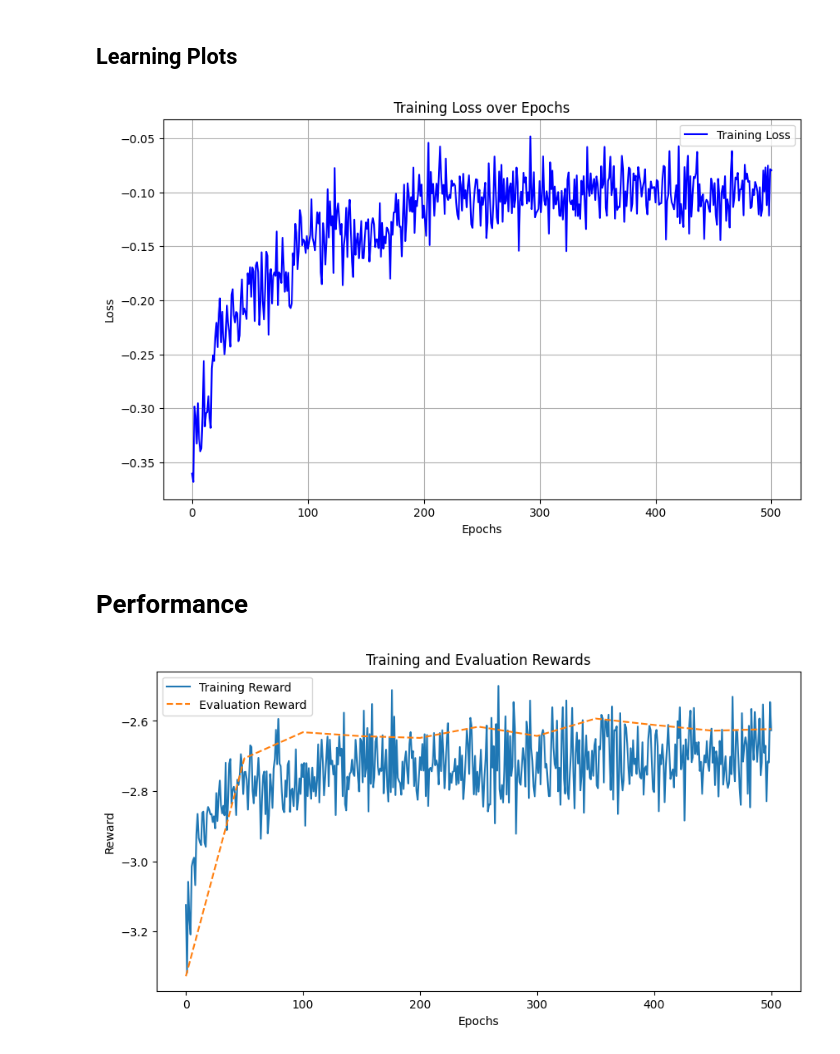
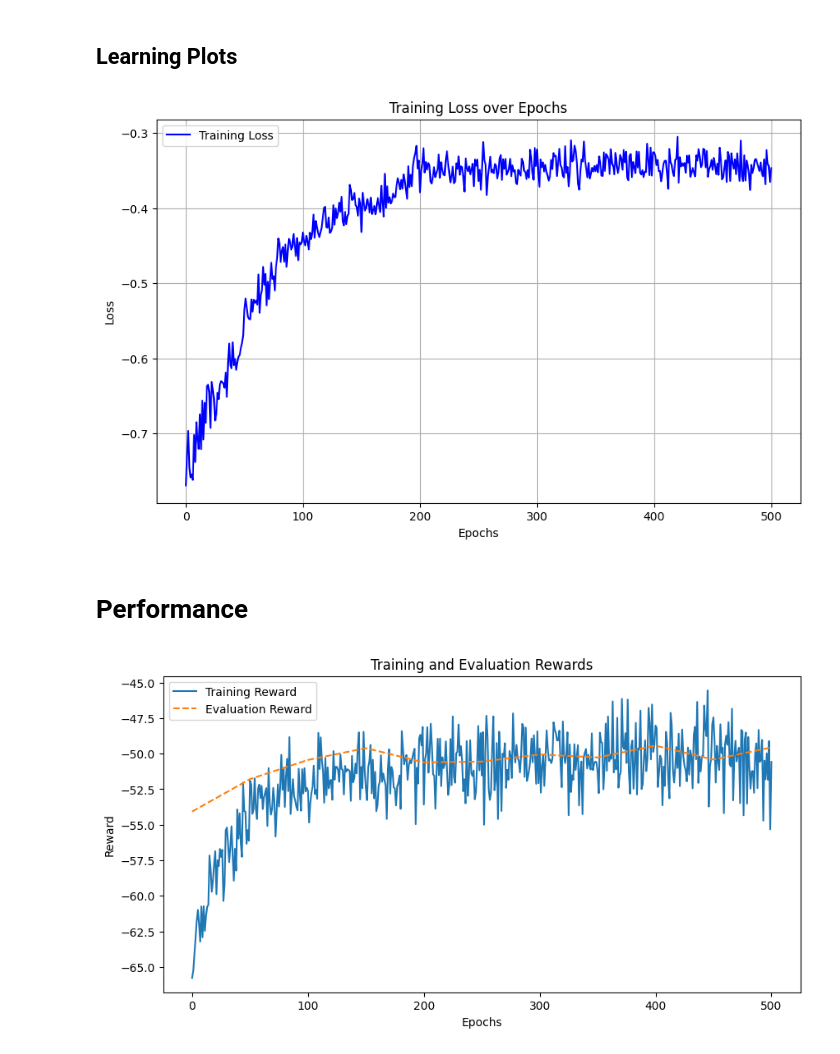
Before and after one commit to FinlayDuff/VRP-GYM-extension, a Jupyter notebook: reproduction.ipynb, the cells around one changed output. Saved outputs shown, nothing was run; the diff lists cells and outputs as text; code cells hidden in the pictures.

```diff
--- a/reproduction.ipynb
+++ b/reproduction.ipynb
@@ -203,25 +222,27 @@ plt.show()
 # %% [markdown]
 ## Learning Plots
 # %%
+node = 30
+
 # Load the CSV file
-csv_path = f"./train_logs/loss_log_santa_ff_{num_nodes}_{seed}.csv"
+csv_path = f"./train_logs/loss_log_santa_ff_{node}_{seed}.csv"
 data = pd.read_csv(csv_path)
 
 # Extract the 'Epoch' and 'Loss' columns
 epochs = data['Epoch']
 loss = data['Loss']
 
 # Create the plot
 plt.figure(figsize=(10, 6))
 plt.plot(epochs, loss, label='Training Loss', color='blue')
 plt.xlabel('Epochs')
 plt.ylabel('Loss')
 plt.title('Training Loss over Epochs')
 plt.legend()
 plt.grid(True)
 plt.show()
 # %% [output]
-[figure, old version]
+[figure, new version]
 # %% [markdown]
 # Performance
 # %%
@@ -239,4 +260,4 @@ plt.title('Training and Evaluation Rewards')
 plt.legend()
 plt.show()
 # %% [output]
-[figure, old version]
+[figure, new version]
```
Also changed, not shown: parts of 5 cells of this notebook, 2 other files.
